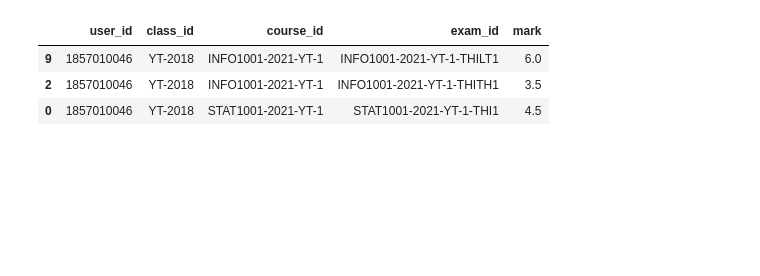
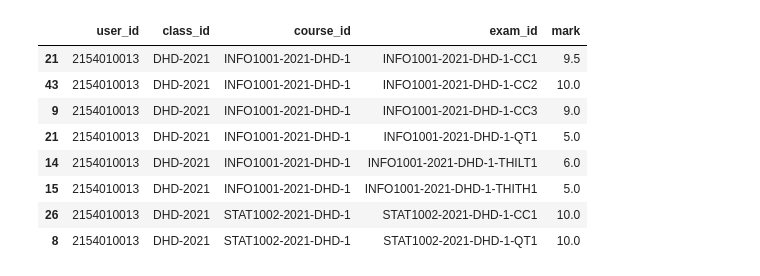
Before and after one commit to pham-k/xu-ly-diem, a Jupyter notebook: notebook/all_res.ipynb, the cells around one changed output. Cells and saved outputs as stored; diff of their text form; code cells hidden in the pictures; blank space fills up the shorter version.

Commit message:
Add STAT1002-2021-DD-1, STAT1002-2021-DHD-1, STAT1002-2021-XN-1, STAT1003-2021-KT-2

```diff
--- a/notebook/all_res.ipynb
+++ b/notebook/all_res.ipynb
@@ -695,7 +695,7 @@ res = (
 # %%
 PATH_RCC1 = '../data/2021/response/STAT1001-2021-YT-1-CC1 (Responses).xlsx'
 PATH_RQT1 = '../data/2021/response/STAT1001-2021-YT-1-QT1 (Responses).xlsx'
-PATH_MTHI1 = '../data/2021/response/mark-STAT1001-2021-YT-1-THI1.csv'
+# PATH_RTHI1 = '../data/2021/response/STAT1001-2021-KT-2-THI1 (Responses).xlsx'
 
 rcc1 = util.parse_response(PATH_RCC1)
 rqt1 = util.parse_response(PATH_RQT1)
@@ -712,13 +712,13 @@ rqt1['course_id'] = 'STAT1001-2021-YT-1'
 
 cc1 = mh.get_mark(rcc1, cutpoint, total=35, exam_id='STAT1001-2021-YT-1-CC1')
 qt1 = mh.get_mark(rqt1, cutpoint, total=20, exam_id='STAT1001-2021-YT-1-QT1')
-thi1 = pd.read_csv(PATH_MTHI1, dtype={'user_id': 'str'})
+# thi1 = mh.get_mark(rthilt1, cutpoint, total=50, exam_id='STAT1001-2021-YT-1-THI1')
 
 res = (
     res
     .append(cc1)
     .append(qt1)
-    .append(thi1)
+    # .append(thi1)
     )
 # %%
 PATH_RCC1 = '../data/2021/response/INFO1001-2021-YVD-1-CC1 (Responses).xlsx'
@@ -769,0 +798,29 @@ res.loc[(res['course_id'] == "INFO1001-2021-YVD-1") & (res['class_id'] != "YVD-2
+# %%
+PATH_RCC1 = '../data/2021/response/STAT1002-2021-DHD-1-CC1 (Responses).xlsx'
+PATH_RQT1 = '../data/2021/response/STAT1002-2021-DHD-1-QT1 (Responses).xlsx'
+# PATH_RTHI1 = '../data/2021/response/STAT1002-2021-DHD-1-THI1 (Responses).xlsx'
+
+rcc1 = util.parse_response(PATH_RCC1)
+rqt1 = util.parse_response(PATH_RQT1)
+# rthi1 = util.parse_response(PATH_RTHI1)
+
+
+#fix
+rqt1.loc[rqt1.user_id == '2154010014', 'user_id'] = '2154010013'  # hoang le ngoc han, sai mssv
+
+
+rcc1['course_id'] = 'STAT1002-2021-DHD-1'
+rqt1['course_id'] = 'STAT1002-2021-DHD-1'
+# rthi1['course_id'] = 'STAT1002-2021-DHD-1'
+
+
+cc1 = mh.get_mark(rcc1, cutpoint, total=25, exam_id='STAT1002-2021-DHD-1-CC1')
+qt1 = mh.get_mark(rqt1, cutpoint, total=20, exam_id='STAT1002-2021-DHD-1-QT1')
+# thi1 = mh.get_mark(rthilt1, cutpoint, total=50, exam_id='STAT1002-2021-DHD-1-THI1')
+
+res = (
+    res
+    .append(cc1)
+    .append(qt1)
+    # .append(thi1)
+    )
@@ -770,21 +855,26 @@ res.loc[(res['course_id'] == "INFO1001-2021-YVD-1") & (res['class_id'] != "YVD-2
 # %%
 # res
-res.query('user_id == "1857010046"')
+res.query('user_id == "2154010013"')
 # res.query('name == "TRẦN ÁNH NGỌC"')
-# res.query('course_id == "STAT1001-2021-YT-1"')
+# res.query('course_id == "STAT1002-2021-DHD-1"')
 # res.query('course_id == "STAT1001-2021-YT-1" and class_id != "YT-2021"')
 # res.loc[(res['course_id'] == "INFO1001-2021-YVD-1") & (res['class_id'] != "YVD-2021"), 'class_id'] = 'YVD-2021'
-# res.query('exam_id == "STAT1001-2021-YT-1-THI1"')
+# res.query('exam_id == "STAT1001-2021-KT-2-THI1"')
 # res.query('exam_id == "INFO1001-2021-DD-1-CC3" and user_id == "215301014"')
 # res.query('course_id == "STAT1001-2021-KX-2" and exam_id == "STAT1001-2021-KX-2-CC2"')
 # res.query('course_id == "INFO1001-2021-DD-1" and class_id == "dd-2020"')
 # res.query('exam_id == "INFO1001-2021-DHD-1-THITH1"')
 # rcc2
 # %% [output]
 |  | user_id | class_id | course_id | exam_id | mark |
-| 9 | 1857010046 | YT-2018 | INFO1001-2021-YT-1 | INFO1001-2021-YT-1-THILT1 | 6.0 |
-| 2 | 1857010046 | YT-2018 | INFO1001-2021-YT-1 | INFO1001-2021-YT-1-THITH1 | 3.5 |
-| 0 | 1857010046 | YT-2018 | STAT1001-2021-YT-1 | STAT1001-2021-YT-1-THI1 | 4.5 |
+| 21 | 2154010013 | DHD-2021 | INFO1001-2021-DHD-1 | INFO1001-2021-DHD-1-CC1 | 9.5 |
+| 43 | 2154010013 | DHD-2021 | INFO1001-2021-DHD-1 | INFO1001-2021-DHD-1-CC2 | 10.0 |
+| 9 | 2154010013 | DHD-2021 | INFO1001-2021-DHD-1 | INFO1001-2021-DHD-1-CC3 | 9.0 |
+| 21 | 2154010013 | DHD-2021 | INFO1001-2021-DHD-1 | INFO1001-2021-DHD-1-QT1 | 5.0 |
+| 14 | 2154010013 | DHD-2021 | INFO1001-2021-DHD-1 | INFO1001-2021-DHD-1-THILT1 | 6.0 |
+| 15 | 2154010013 | DHD-2021 | INFO1001-2021-DHD-1 | INFO1001-2021-DHD-1-THITH1 | 5.0 |
+| 26 | 2154010013 | DHD-2021 | STAT1002-2021-DHD-1 | STAT1002-2021-DHD-1-CC1 | 10.0 |
+| 8 | 2154010013 | DHD-2021 | STAT1002-2021-DHD-1 | STAT1002-2021-DHD-1-QT1 | 10.0 |
 # %%
 # current_date = pd.Timestamp.now().date().__str__()
 res.to_csv(f'../data/2021/response/all-response.csv', index=False)
```
Also changed, not shown: parts of 3 cells of this notebook, 7 other files.
